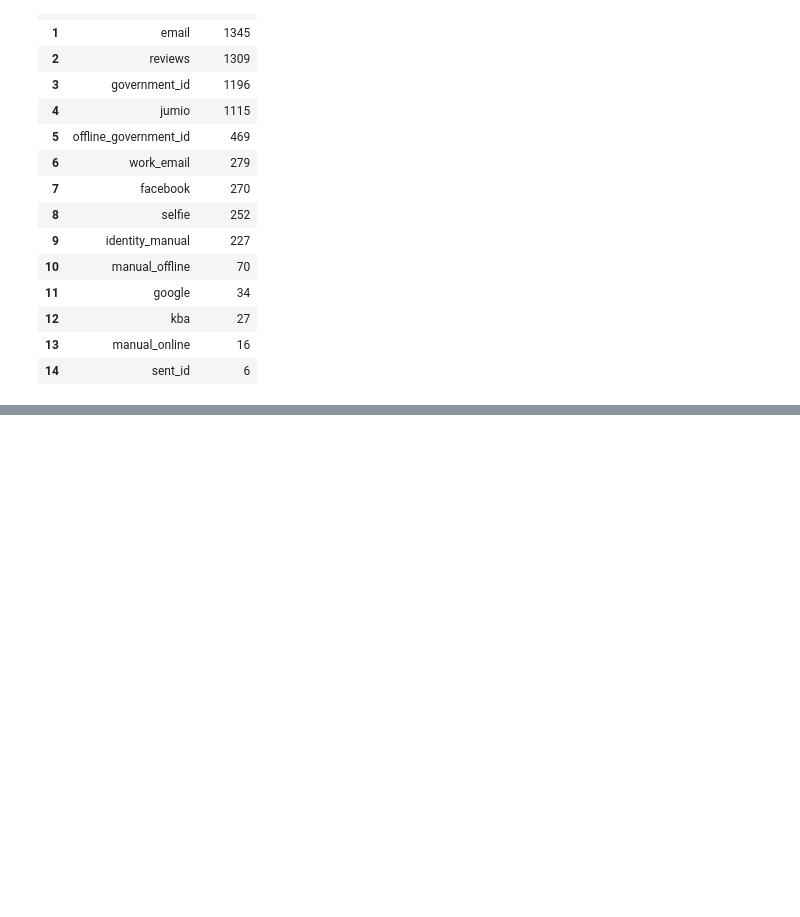
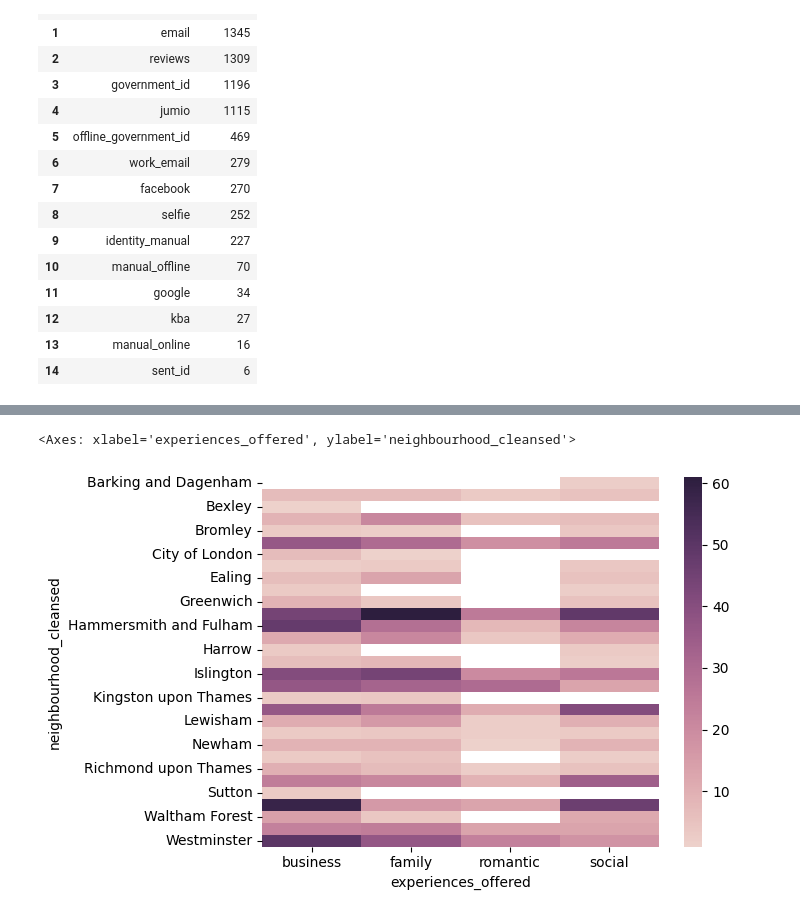
Before and after one commit to aleks-haksly/ClickHouse, a Jupyter notebook: practice/part_6.ipynb, the cells around one changed output, grey strips where cells are left out. Drawn from its saved outputs; the diff is of its cells as text; code cells hidden in the pictures; blank space fills up the shorter version.

```diff
--- a/practice/part_6.ipynb
+++ b/practice/part_6.ipynb
@@ -251,0 +255,22 @@ pd.DataFrame(result, columns=[tuple[0] for tuple in columns])
+# %%
+sql = rf"""
+SELECT
+  neighbourhood_cleansed,
+  experiences_offered,
+  count(*) as experiences_count
+FROM
+  ldn_listings
+WHERE experiences_offered != 'none'
+GROUP BY neighbourhood_cleansed,  experiences_offered
+ORDER BY experiences_count DESC
+LIMIT 100
+"""
+result, columns = client.execute(sql, with_column_types=True)
+df = pd.DataFrame(result, columns=[tuple[0] for tuple in columns])
+# %%
+df = df.pivot(columns='experiences_offered', index='neighbourhood_cleansed', values='experiences_count')
+# %%
+sns.heatmap(df, cmap=sns.cubehelix_palette(as_cmap=True))
+# %% [output]
+<Axes: xlabel='experiences_offered', ylabel='neighbourhood_cleansed'>
+[figure, added]
```
Also changed, not shown: parts of 2 cells of this notebook.
